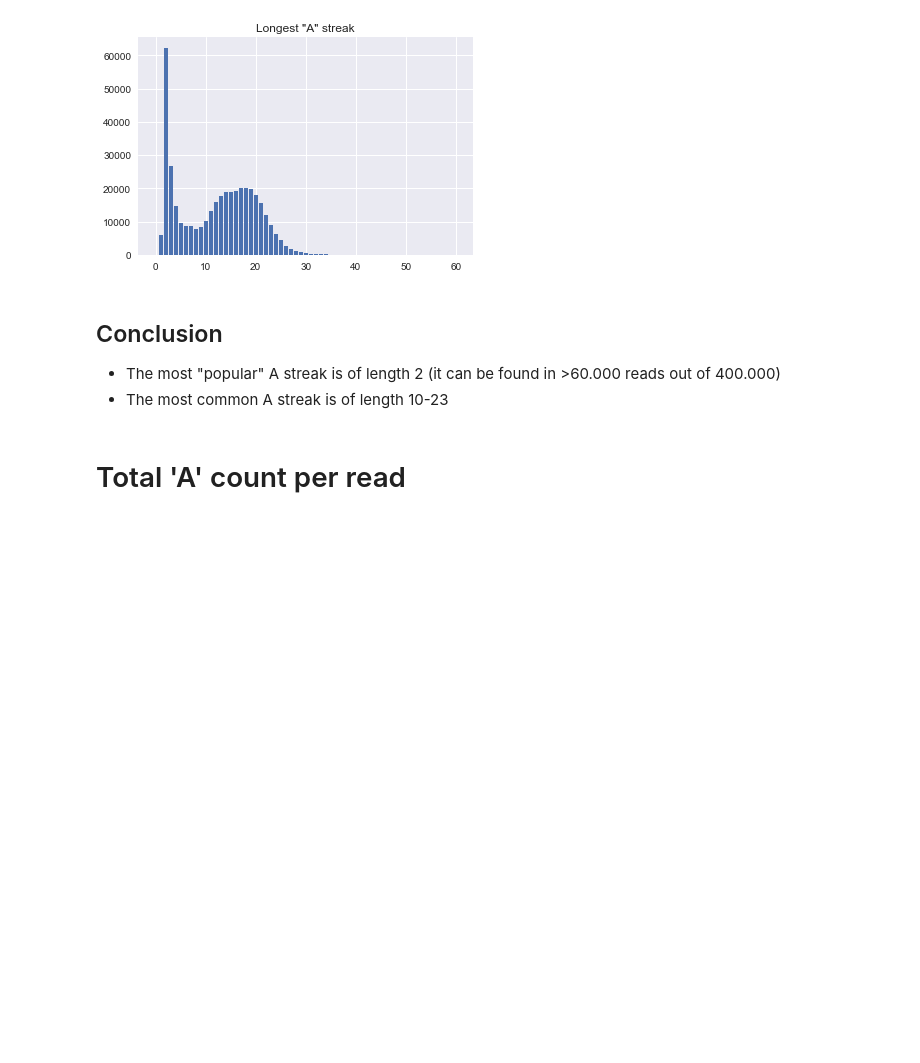
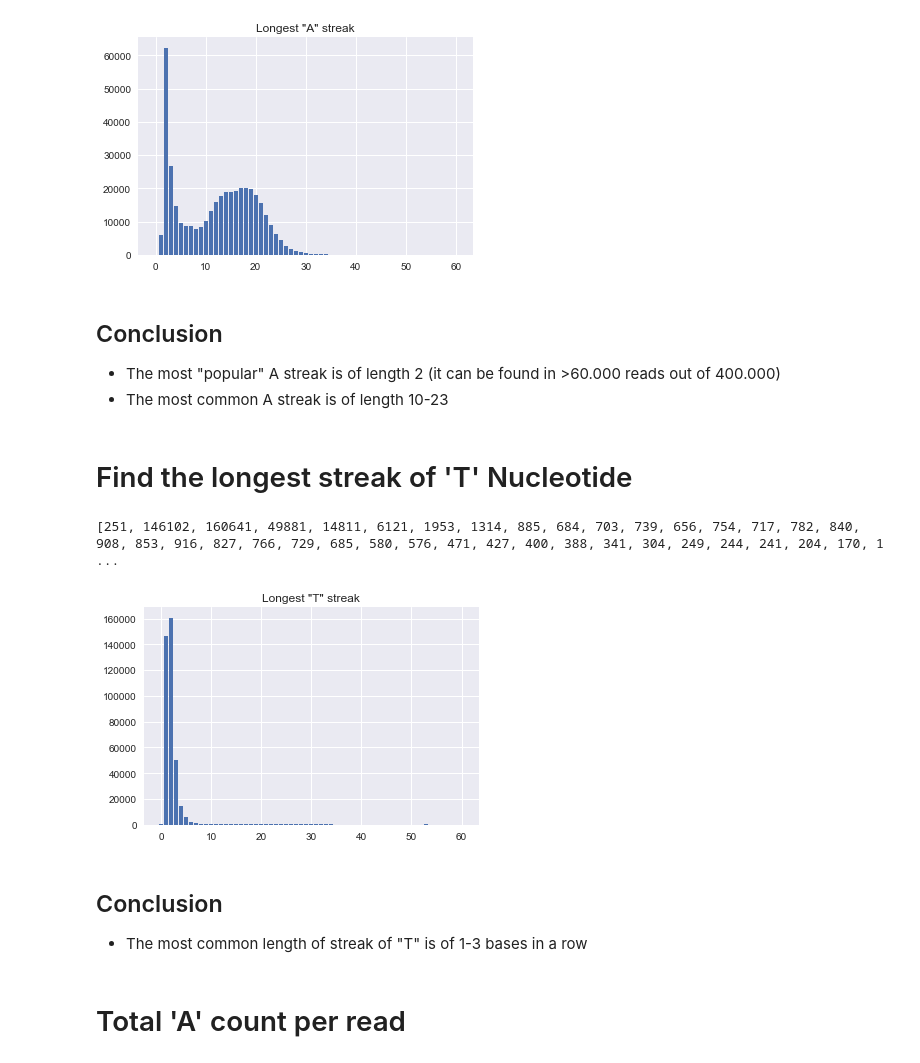
Before and after one commit to podorskaja/bioinformaticslab, a Jupyter notebook: Quality_Control.ipynb, the cells around one changed output. Cells and saved outputs as stored; diff of their text form; code cells hidden in the pictures; blank space fills up the shorter version.

```diff
--- a/Quality_Control.ipynb
+++ b/Quality_Control.ipynb
@@ -82,3 +82,5 @@ histo(longest_a_histo, 'Longest "A" streak')
 ## Conclusion
 - The most "popular" A streak is of length 2 (it can be found in >60.000 reads out of 400.000)
 - The most common A streak is of length 10-23
+# %% [markdown]
+# Find the longest streak of 'T' Nucleotide
@@ -85,3 +104,22 @@ histo(longest_a_histo, 'Longest "A" streak')
+# %%
+# create a list with 61 zeroes
+longest_t_histo = [0 for i in range(61)]
+
+# add +1 to the correponding position when we see an element
+# i.e. if we see element 13 in "result", add +1 to position 13 in "longest_a_histo"
+for r in result:
+    longest_t_histo[r] += 1
+
+print(longest_t_histo)
+# %% [output]
+[251, 146102, 160641, 49881, 14811, 6121, 1953, 1314, 885, 684, 703, 739, 656, 754, 717, 782, 840, 908, 853, 916, 827, 766, 729, 685, 580, 576, 471, 427, 400, 388, 341, 304, 249, 244, 241, 204, 170, 1 ...
+# %%
+histo(longest_t_histo, 'Longest "T" streak')
+# %% [output]
+[figure, added]
+# %% [markdown]
+## Conclusion
+- The most common length of streak of "T" is of 1-3 bases in a row
 # %% [markdown]
 # Total 'A' count per read
 # %%
```
Also changed, not shown: parts of 19 cells of this notebook.
